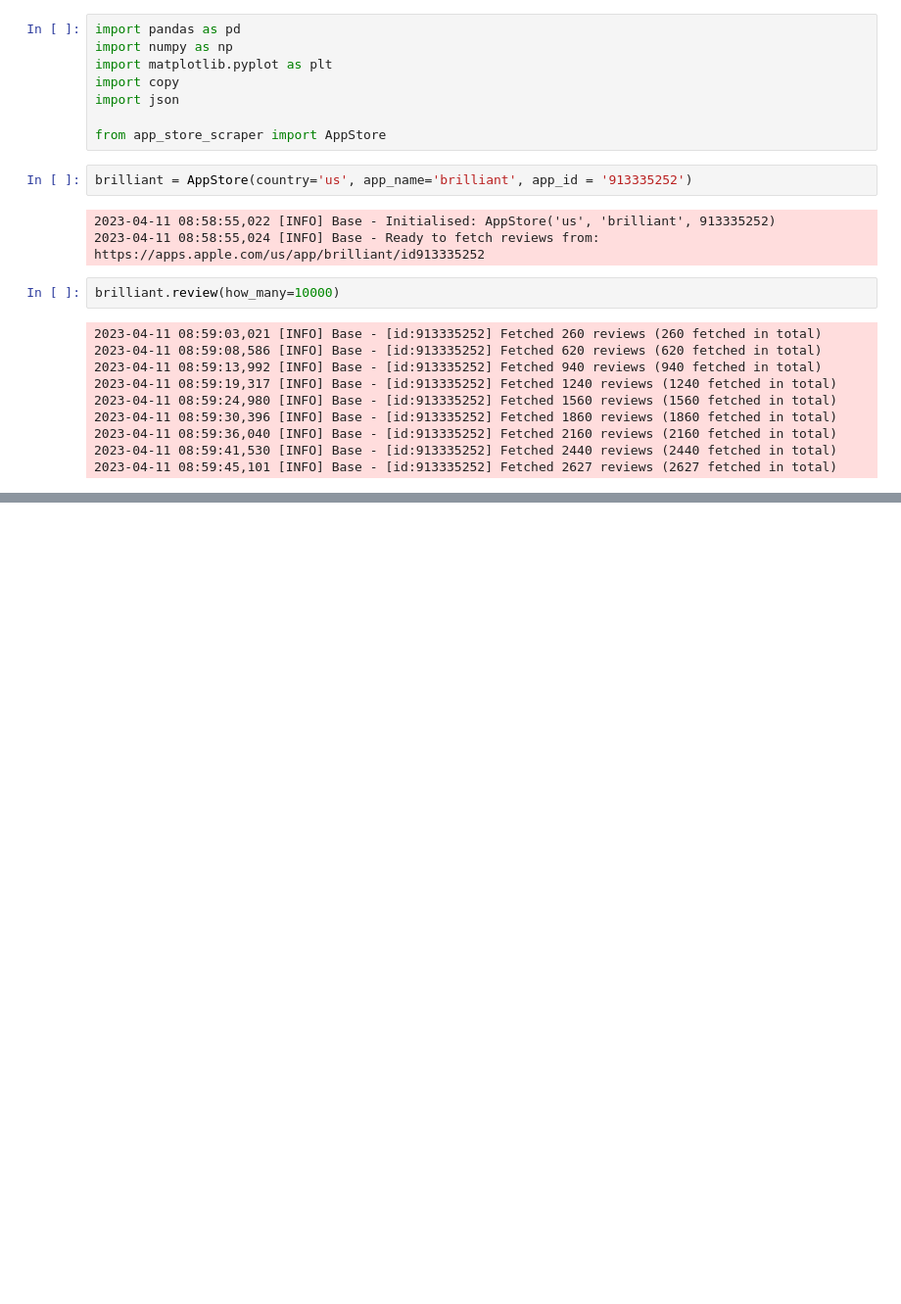
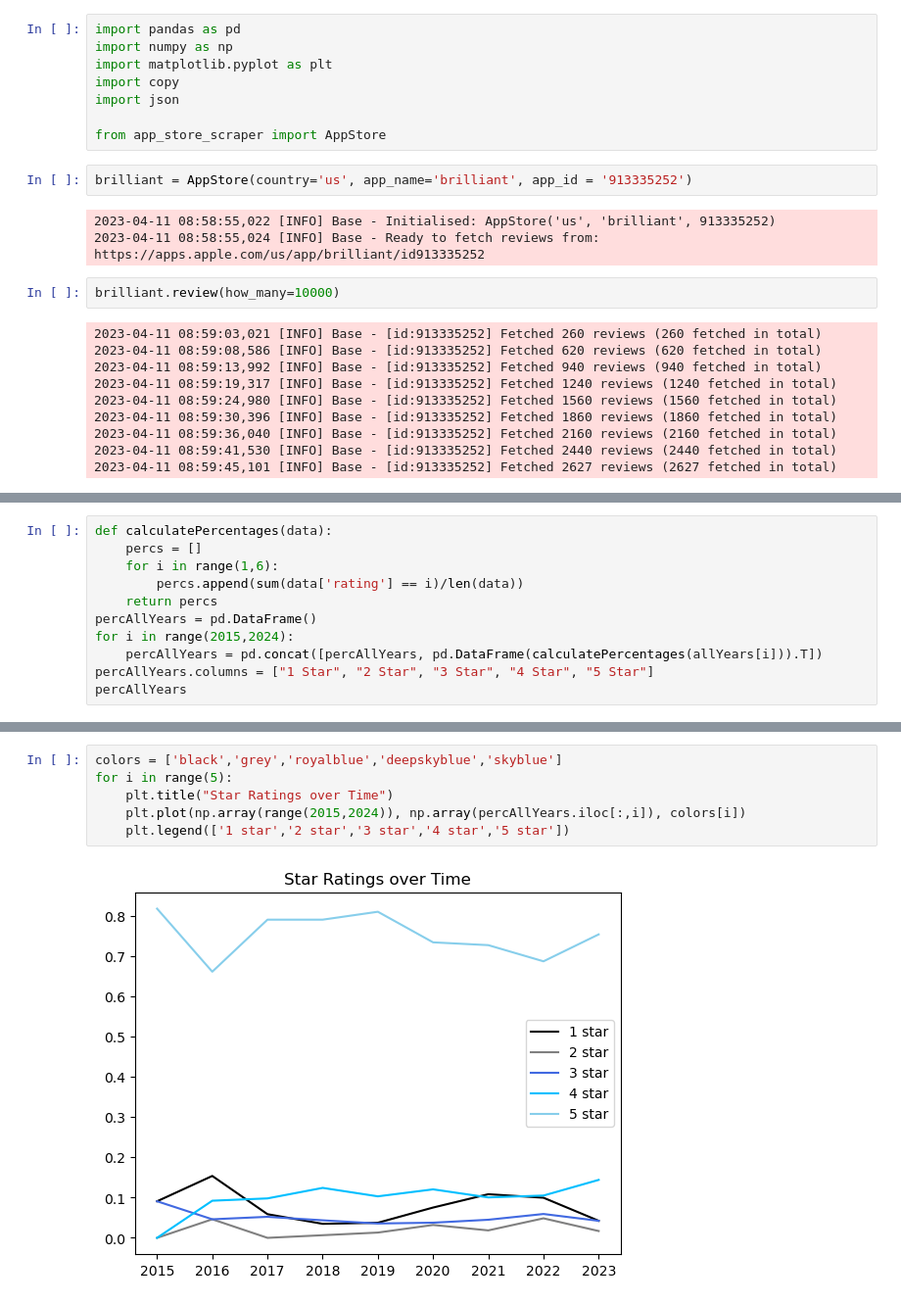
Before and after one commit to aileentang/brilliantanalysis, a Jupyter notebook: Brilliant.ipynb, the cells around one changed output, grey strips where cells are left out. Shown: that part at 98% size. Cells and saved outputs as stored; diff of their text form; blank space fills up the shorter version.

```diff
--- a/Brilliant.ipynb
+++ b/Brilliant.ipynb
@@ -132,3 +120,14 @@ drawPieChart(year2023, 2023)
 [figure]
 [figure]
 [figure]
+# %%
+def calculatePercentages(data):
+    percs = []
+    for i in range(1,6):
+        percs.append(sum(data['rating'] == i)/len(data))
+    return percs
+percAllYears = pd.DataFrame()
+for i in range(2015,2024):
+    percAllYears = pd.concat([percAllYears, pd.DataFrame(calculatePercentages(allYears[i])).T])
+percAllYears.columns = ["1 Star", "2 Star", "3 Star", "4 Star", "5 Star"]
+percAllYears
@@ -134,0 +145,8 @@ drawPieChart(year2023, 2023)
+# %%
+colors = ['black','grey','royalblue','deepskyblue','skyblue']
+for i in range(5):
+    plt.title("Star Ratings over Time")
+    plt.plot(np.array(range(2015,2024)), np.array(percAllYears.iloc[:,i]), colors[i])
+    plt.legend(['1 star','2 star','3 star','4 star','5 star'])
+# %% [output]
+[figure, added]
```
Also changed, not shown: parts of 18 cells of this notebook.
